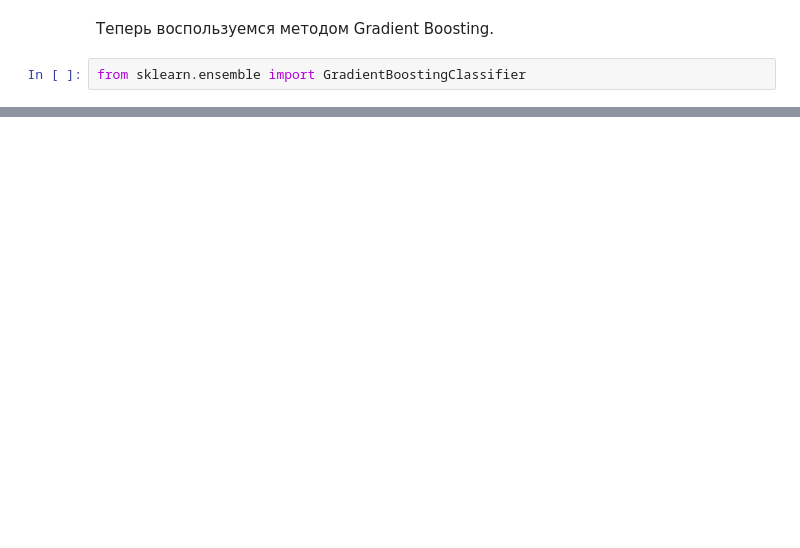
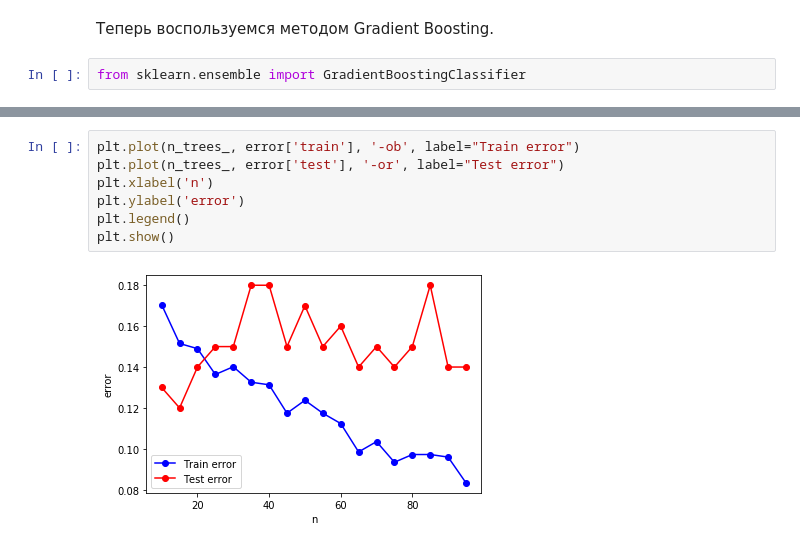
Before and after one commit to PanovaElena/MachineLearning, a Jupyter notebook: task_10.10.19.ipynb, the cells around one changed output, grey strips where cells are left out. Saved outputs shown, nothing was run; the diff lists cells and outputs as text; blank space fills up the shorter version.

```diff
--- a/task_10.10.19.ipynb
+++ b/task_10.10.19.ipynb
@@ -669,0 +734,9 @@ print(err_test_gb)
+# %%
+plt.plot(n_trees_, error['train'], '-ob', label="Train error")
+plt.plot(n_trees_, error['test'], '-or', label="Test error")
+plt.xlabel('n')
+plt.ylabel('error')
+plt.legend()
+plt.show()
+# %% [output]
+[figure, added]
```
Also changed, not shown: parts of 47 cells of this notebook.
